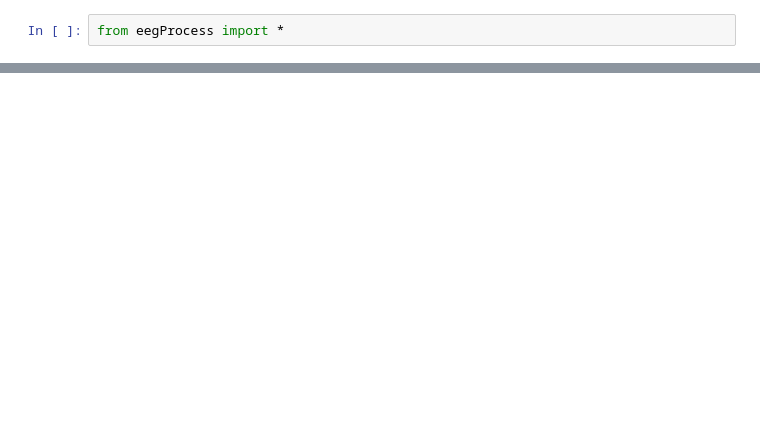
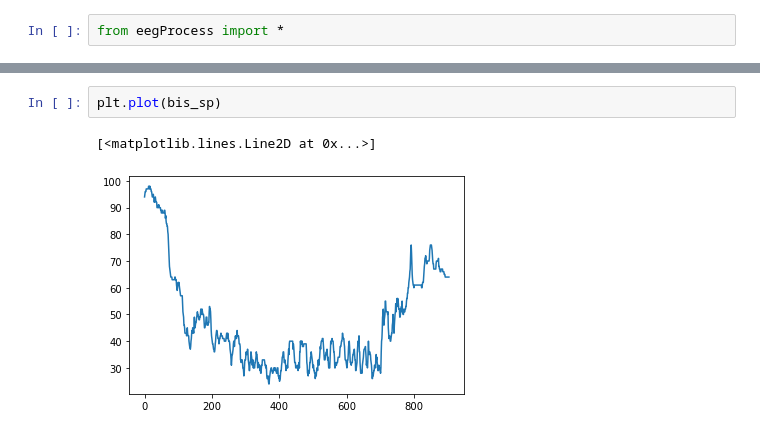
Before and after one commit to yebiny/Depth-of-anaesthesia-EEG, a Jupyter notebook: EEGProcessStep.ipynb, the cells around one changed output, grey strips where cells are left out. Drawn from its saved outputs; the diff is of its cells as text; blank space fills up the shorter version.

```diff
--- a/EEGProcessStep.ipynb
+++ b/EEGProcessStep.ipynb
@@ -91,0 +98,5 @@ plt.show()
+# %%
+plt.plot(bis_sp)
+# %% [output]
+[<matplotlib.lines.Line2D at 0x...>]
+[figure, added]
```
Also changed, not shown: parts of 22 cells of this notebook, 1 other file.
